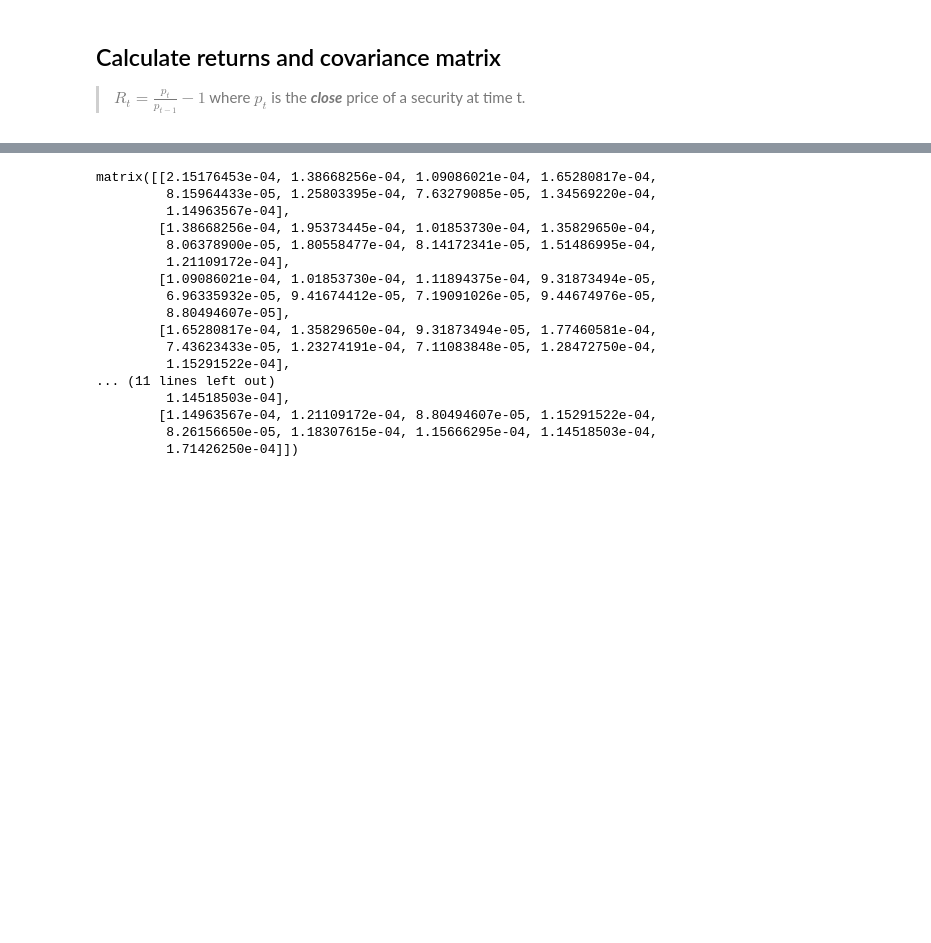
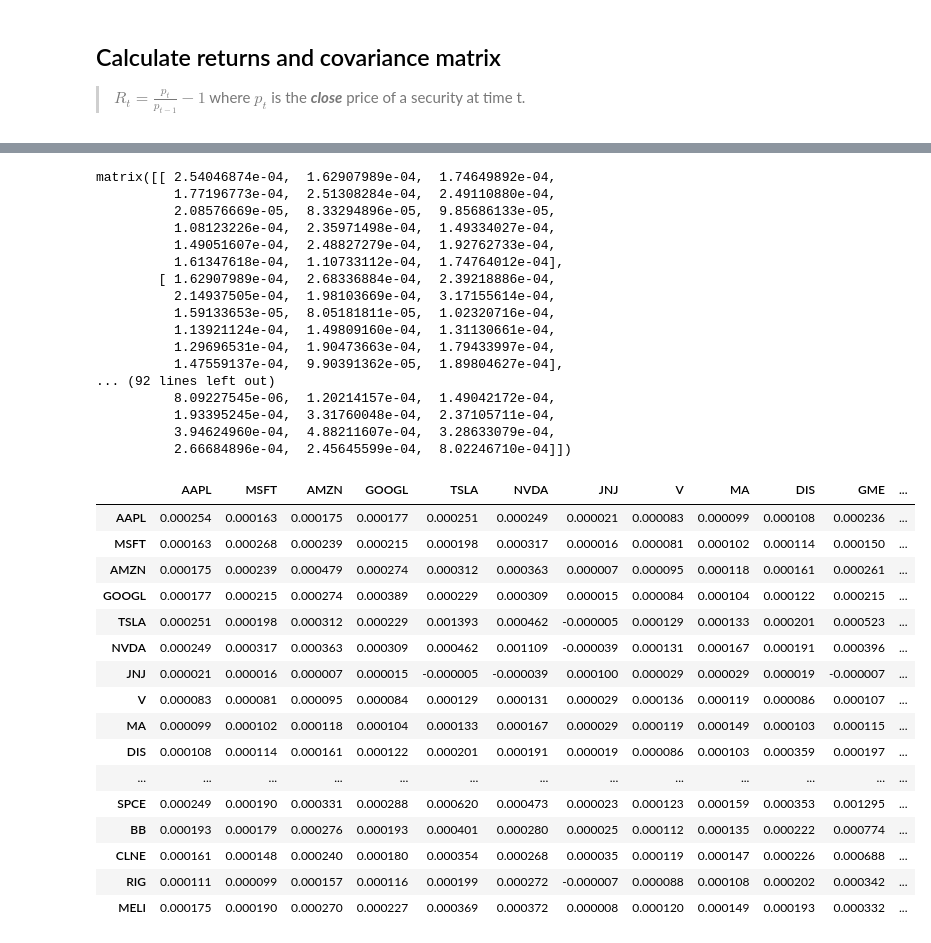
Before and after one commit to NookRitzia/Markowitz-Portfolio-Optimization, a Jupyter notebook: Markowitz Optimal Portfolio Weights.ipynb, the cells around one changed output, grey strips where cells are left out. Saved outputs shown, nothing was run; the diff lists cells and outputs as text; code cells hidden in the pictures; blank space fills up the shorter version.

```diff
--- a/Markowitz Optimal Portfolio Weights.ipynb
+++ b/Markowitz Optimal Portfolio Weights.ipynb
@@ -2,7 +2,8 @@
 ## The following securities are included in the Markowitz Portfolio Optimization:
 #### XLK, XLF, XLV, XLY, XLP, XLE, XLU, XLI, VNQ
 # %%
-etfs = ['XLK','XLF', 'XLV', 'XLY', 'XLP', 'XLE', 'XLU', 'XLI', 'VNQ']
+#etfs = ['XLK','XLF', 'XLV', 'XLY', 'XLP', 'XLE', 'XLU', 'XLI', 'VNQ']
+etfs = ["AAPL", "MSFT", "AMZN", "GOOGL", "TSLA", "NVDA", "JNJ", "V", "MA", "DIS", "GME", "KSS", "XELA", "SPCE", "BB", "CLNE", "RIG", "MELI"]
 # %% [markdown]
 ## Collect security data from yfinance for a period of **10 Years**
 ##### *this is only done if data is not already pickled*
@@ -13,15 +14,18 @@ import pickle
 import yfinance as yf
 security_data = None
 if 'security_data.pkl' not in os.listdir():
-    security_data = {etf: yf.Ticker(etf).history(period='10y') for etf in etfs}
+    security_data = {etf: yf.Ticker(etf).history(period='max') for etf in etfs}
     pickle.dump(security_data, open('security_data.pkl', 'wb+'))
 else:
     security_data = pickle.load(open('security_data.pkl', 'rb'))
+for etf in security_data:
+    security_data[etf] = security_data[etf].tail(600)
 # %% [markdown]
 ## Calculate returns and covariance matrix
 >$R_t = \frac{p_t}{p_{t-1}} - 1$ where $p_t$ is the ***close*** price of a security at time t.
 # %%
 import pandas as pd
+import numpy as np
 return_data = {}
 for etf in security_data:
     price_stream = security_data[etf]['Close']
@@ -31,5 +35,5 @@ for etf in security_data:
     return_data[etf] = pd.DataFrame({'Date': security_data[etf].index, 'Returns': return_stream})
 
 returns_df = pd.DataFrame({etf: return_data[etf]['Returns'] for etf in return_data}) # returns dataframe where each security is a column vector;
-covariance_df = returns_matrix.cov() # covariance matrix! in dataframe format
+covariance_df = returns_df.cov() # covariance matrix! in dataframe format
 covariance_matrix = np.asmatrix(covariance_df)
@@ -36,20 +62,40 @@ covariance_matrix = np.asmatrix(covariance_df)
 # %%
 covariance_matrix
 # %% [output]
-matrix([[2.15176453e-04, 1.38668256e-04, 1.09086021e-04, 1.65280817e-04,
-         8.15964433e-05, 1.25803395e-04, 7.63279085e-05, 1.34569220e-04,
-         1.14963567e-04],
-        [1.38668256e-04, 1.95373445e-04, 1.01853730e-04, 1.35829650e-04,
-         8.06378900e-05, 1.80558477e-04, 8.14172341e-05, 1.51486995e-04,
-         1.21109172e-04],
-        [1.09086021e-04, 1.01853730e-04, 1.11894375e-04, 9.31873494e-05,
-         6.96335932e-05, 9.41674412e-05, 7.19091026e-05, 9.44674976e-05,
-         8.80494607e-05],
-        [1.65280817e-04, 1.35829650e-04, 9.31873494e-05, 1.77460581e-04,
-         7.43623433e-05, 1.23274191e-04, 7.11083848e-05, 1.28472750e-04,
-         1.15291522e-04],
-... (11 lines left out)
-         1.14518503e-04],
-        [1.14963567e-04, 1.21109172e-04, 8.80494607e-05, 1.15291522e-04,
-         8.26156650e-05, 1.18307615e-04, 1.15666295e-04, 1.14518503e-04,
-         1.71426250e-04]])
+matrix([[ 2.54046874e-04,  1.62907989e-04,  1.74649892e-04,
+          1.77196773e-04,  2.51308284e-04,  2.49110880e-04,
+          2.08576669e-05,  8.33294896e-05,  9.85686133e-05,
+          1.08123226e-04,  2.35971498e-04,  1.49334027e-04,
+          1.49051607e-04,  2.48827279e-04,  1.92762733e-04,
+          1.61347618e-04,  1.10733112e-04,  1.74764012e-04],
+        [ 1.62907989e-04,  2.68336884e-04,  2.39218886e-04,
+          2.14937505e-04,  1.98103669e-04,  3.17155614e-04,
+          1.59133653e-05,  8.05181811e-05,  1.02320716e-04,
+          1.13921124e-04,  1.49809160e-04,  1.31130661e-04,
+          1.29696531e-04,  1.90473663e-04,  1.79433997e-04,
+          1.47559137e-04,  9.90391362e-05,  1.89804627e-04],
+... (92 lines left out)
+          8.09227545e-06,  1.20214157e-04,  1.49042172e-04,
+          1.93395245e-04,  3.31760048e-04,  2.37105711e-04,
+          3.94624960e-04,  4.88211607e-04,  3.28633079e-04,
+          2.66684896e-04,  2.45645599e-04,  8.02246710e-04]])
+# %%
+covariance_df
+# %% [output]
+|  | AAPL | MSFT | AMZN | GOOGL | TSLA | NVDA | JNJ | V | MA | DIS | GME | ... |
+| AAPL | 0.000254 | 0.000163 | 0.000175 | 0.000177 | 0.000251 | 0.000249 | 0.000021 | 0.000083 | 0.000099 | 0.000108 | 0.000236 | ... |
+| MSFT | 0.000163 | 0.000268 | 0.000239 | 0.000215 | 0.000198 | 0.000317 | 0.000016 | 0.000081 | 0.000102 | 0.000114 | 0.000150 | ... |
+| AMZN | 0.000175 | 0.000239 | 0.000479 | 0.000274 | 0.000312 | 0.000363 | 0.000007 | 0.000095 | 0.000118 | 0.000161 | 0.000261 | ... |
+| GOOGL | 0.000177 | 0.000215 | 0.000274 | 0.000389 | 0.000229 | 0.000309 | 0.000015 | 0.000084 | 0.000104 | 0.000122 | 0.000215 | ... |
+| TSLA | 0.000251 | 0.000198 | 0.000312 | 0.000229 | 0.001393 | 0.000462 | -0.000005 | 0.000129 | 0.000133 | 0.000201 | 0.000523 | ... |
+| NVDA | 0.000249 | 0.000317 | 0.000363 | 0.000309 | 0.000462 | 0.001109 | -0.000039 | 0.000131 | 0.000167 | 0.000191 | 0.000396 | ... |
+| JNJ | 0.000021 | 0.000016 | 0.000007 | 0.000015 | -0.000005 | -0.000039 | 0.000100 | 0.000029 | 0.000029 | 0.000019 | -0.000007 | ... |
+| V | 0.000083 | 0.000081 | 0.000095 | 0.000084 | 0.000129 | 0.000131 | 0.000029 | 0.000136 | 0.000119 | 0.000086 | 0.000107 | ... |
+| MA | 0.000099 | 0.000102 | 0.000118 | 0.000104 | 0.000133 | 0.000167 | 0.000029 | 0.000119 | 0.000149 | 0.000103 | 0.000115 | ... |
+| DIS | 0.000108 | 0.000114 | 0.000161 | 0.000122 | 0.000201 | 0.000191 | 0.000019 | 0.000086 | 0.000103 | 0.000359 | 0.000197 | ... |
+| ... | ... | ... | ... | ... | ... | ... | ... | ... | ... | ... | ... | ... |
+| SPCE | 0.000249 | 0.000190 | 0.000331 | 0.000288 | 0.000620 | 0.000473 | 0.000023 | 0.000123 | 0.000159 | 0.000353 | 0.001295 | ... |
+| BB | 0.000193 | 0.000179 | 0.000276 | 0.000193 | 0.000401 | 0.000280 | 0.000025 | 0.000112 | 0.000135 | 0.000222 | 0.000774 | ... |
+| CLNE | 0.000161 | 0.000148 | 0.000240 | 0.000180 | 0.000354 | 0.000268 | 0.000035 | 0.000119 | 0.000147 | 0.000226 | 0.000688 | ... |
+| RIG | 0.000111 | 0.000099 | 0.000157 | 0.000116 | 0.000199 | 0.000272 | -0.000007 | 0.000088 | 0.000108 | 0.000202 | 0.000342 | ... |
+| MELI | 0.000175 | 0.000190 | 0.000270 | 0.000227 | 0.000369 | 0.000372 | 0.000008 | 0.000120 | 0.000149 | 0.000193 | 0.000332 | ... |
```
Also changed, not shown: parts of 16 cells of this notebook, 2 other files.
